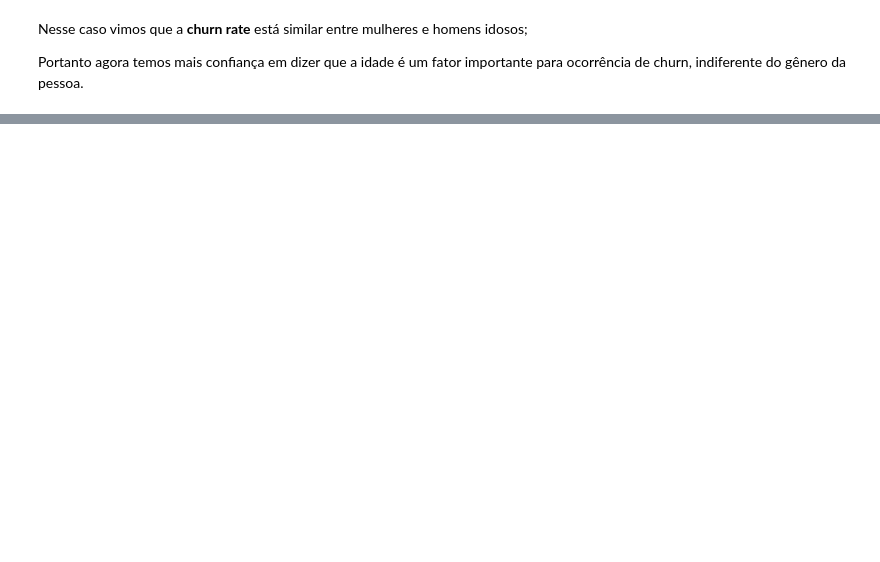
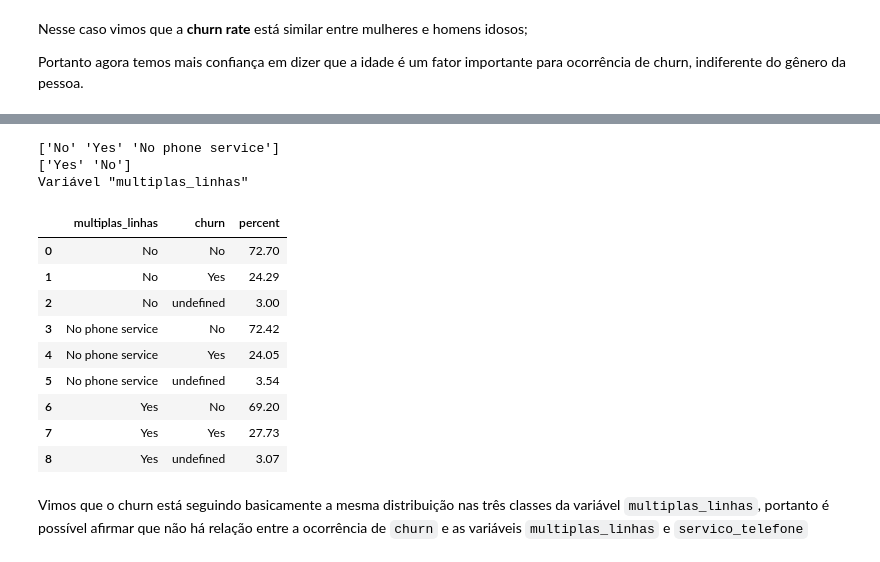
Before and after one commit to jackson-simionato/challenge_alura_DS01, a Jupyter notebook: week_2_challenge_alura_DS_2022_05.ipynb, the cells around one changed output, grey strips where cells are left out. Cells and saved outputs as stored; diff of their text form; code cells hidden in the pictures; blank space fills up the shorter version.

```diff
--- a/week_2_challenge_alura_DS_2022_05.ipynb
+++ b/week_2_challenge_alura_DS_2022_05.ipynb
@@ -218,0 +286,25 @@ Portanto agora temos mais confiança em dizer que a idade é um fator importante
+# %%
+print(dados.multiplas_linhas.unique())
+print(dados.servico_telefone.unique())
+
+# Distrubição de churn com relação à existência ou não múltiplas linhas de telefone
+cross_churn_multiplas_linhas = pd.crosstab(dados.churn, dados.multiplas_linhas, normalize='columns').unstack().reset_index().rename(columns={0:'percent'})
+cross_churn_multiplas_linhas.percent = round(cross_churn_multiplas_linhas.percent * 100, 2)
+print('Variável "multiplas_linhas"')
+display(cross_churn_multiplas_linhas)
+# %% [output]
+['No' 'Yes' 'No phone service']
+['Yes' 'No']
+Variável "multiplas_linhas"
+|  | multiplas_linhas | churn | percent |
+| 0 | No | No | 72.70 |
+| 1 | No | Yes | 24.29 |
+| 2 | No | undefined | 3.00 |
+| 3 | No phone service | No | 72.42 |
+| 4 | No phone service | Yes | 24.05 |
+| 5 | No phone service | undefined | 3.54 |
+| 6 | Yes | No | 69.20 |
+| 7 | Yes | Yes | 27.73 |
+| 8 | Yes | undefined | 3.07 |
+# %% [markdown]
+Vimos que o churn está seguindo basicamente a mesma distribuição nas três classes da variável `multiplas_linhas`, portanto é possível afirmar que não há relação entre a ocorrência de `churn` e as variáveis `multiplas_linhas` e `servico_telefone`
```
Also changed, not shown: parts of 17 cells of this notebook.
